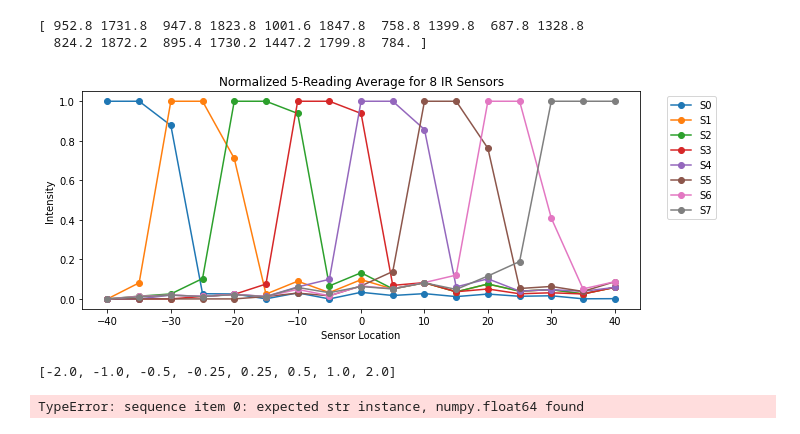
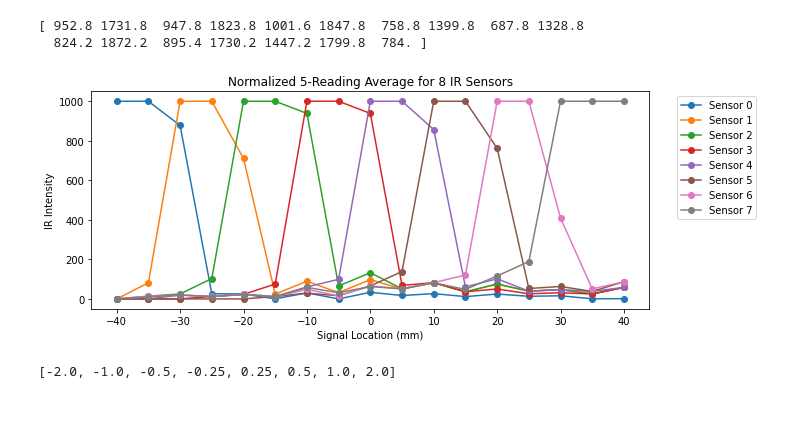
Before and after one commit to anderson-truong/ECE3-Project, a Jupyter notebook: Python/SensorFusionDevelopment.ipynb, the cells around one changed output. Saved outputs shown, nothing was run; the diff lists cells and outputs as text; code cells hidden in the pictures.

```diff
--- a/Python/SensorFusionDevelopment.ipynb
+++ b/Python/SensorFusionDevelopment.ipynb
@@ -6,7 +6,7 @@ def plotSensor(array: iter, title: str, x_label: str, y_label: str):
     x = np.linspace(-40, 40, num=17)
     plt.figure(figsize=(10,4))
     for i in range(0, 8):
-        plt.plot(x, array[:,i], marker='o', label=f'S{i}')
+        plt.plot(x, array[:,i], marker='o', label=f'Sensor {i}')
     plt.title(title)
     plt.xlabel(x_label)
     plt.ylabel(y_label)
@@ -70,16 +50,16 @@ plotSensor(data_floor, 'Floored 5-Reading Average for 8 IR Sensors', 'Sensor Loc
 # %%
 # Max scaling
 data_max = np.max(data_floor, 1)
 print(data_max)
 data_norm = data_floor.copy()
 for idx, subtrahend in enumerate(data_max):
     data_norm[idx] /= data_max[idx]
-    #data_norm[idx] *= 1000
-plotSensor(data_norm, 'Normalized 5-Reading Average for 8 IR Sensors', 'Sensor Location', 'Intensity')
+    data_norm[idx] *= 1000
+plotSensor(data_norm, 'Normalized 5-Reading Average for 8 IR Sensors', 'Signal Location (mm)', 'IR Intensity')
 # %% [output]
 [ 952.8 1731.8  947.8 1823.8 1001.6 1847.8  758.8 1399.8  687.8 1328.8
   824.2 1872.2  895.4 1730.2 1447.2 1799.8  784. ]
-[figure, old version]
+[figure, new version]
 # %%
 # Applying Weights
 
@@ -91,11 +71,10 @@ weights = [-8, -4, -2, -1, 1, 2, 4, 8]
 weights = [num / 4. for num in weights]
 print(weights)
 #print(data_norm)
-fusion = [np.sum(np.multiply(row, weights)) for row in data_norm]
-
+fusion = [(np.sum(np.multiply(row, weights))) for row in data_norm]
+fusion_str = [str(item) for item in fusion]
 suffix = file_name.lstrip('sensorcalibration_')
 export = open(f'{file_path}fusion_{suffix}', 'w')
-export.writelines('\n'.join(fusion))
+export.writelines('\n'.join(fusion_str))
 # %% [output]
 [-2.0, -1.0, -0.5, -0.25, 0.25, 0.5, 1.0, 2.0]
-TypeError: sequence item 0: expected str instance, numpy.float64 found
```
Also changed, not shown: parts of 3 cells of this notebook, 1 other file.
